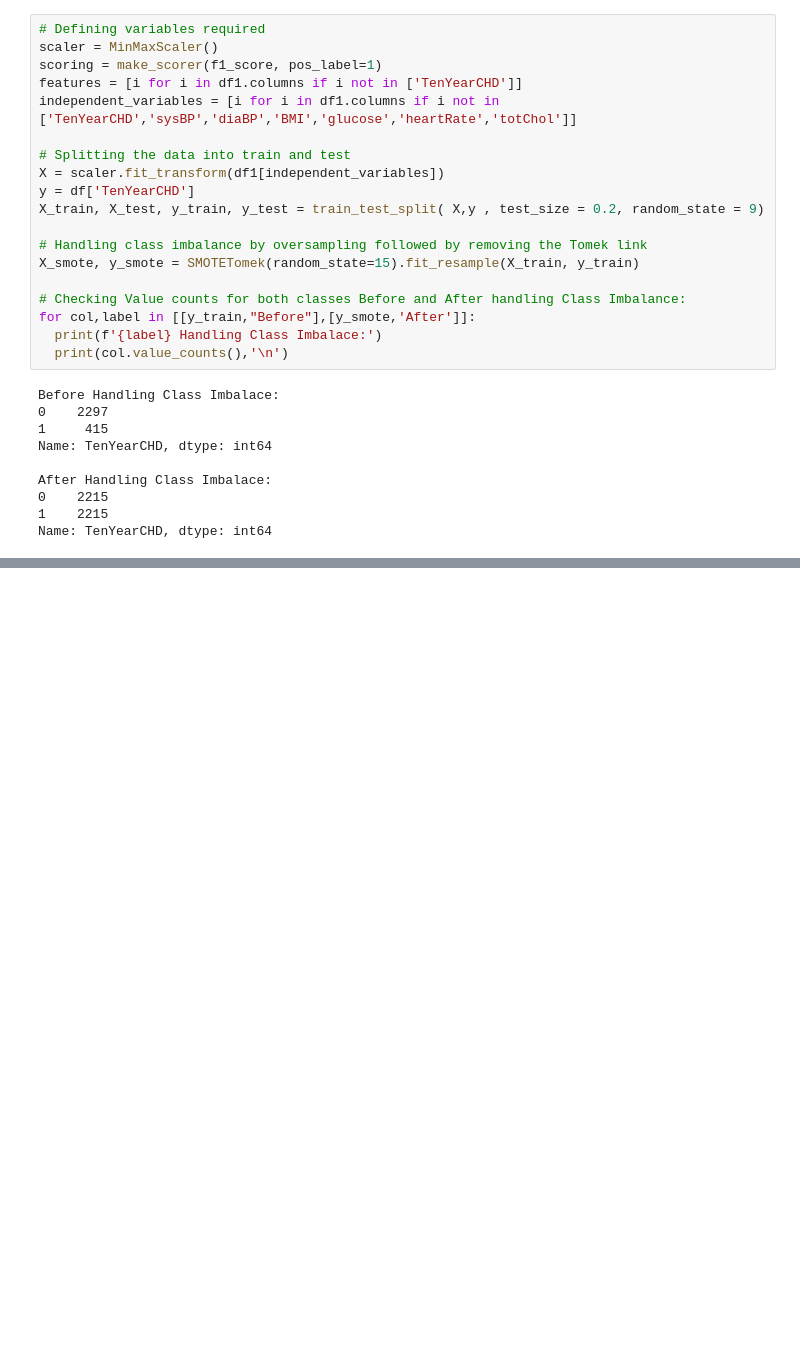
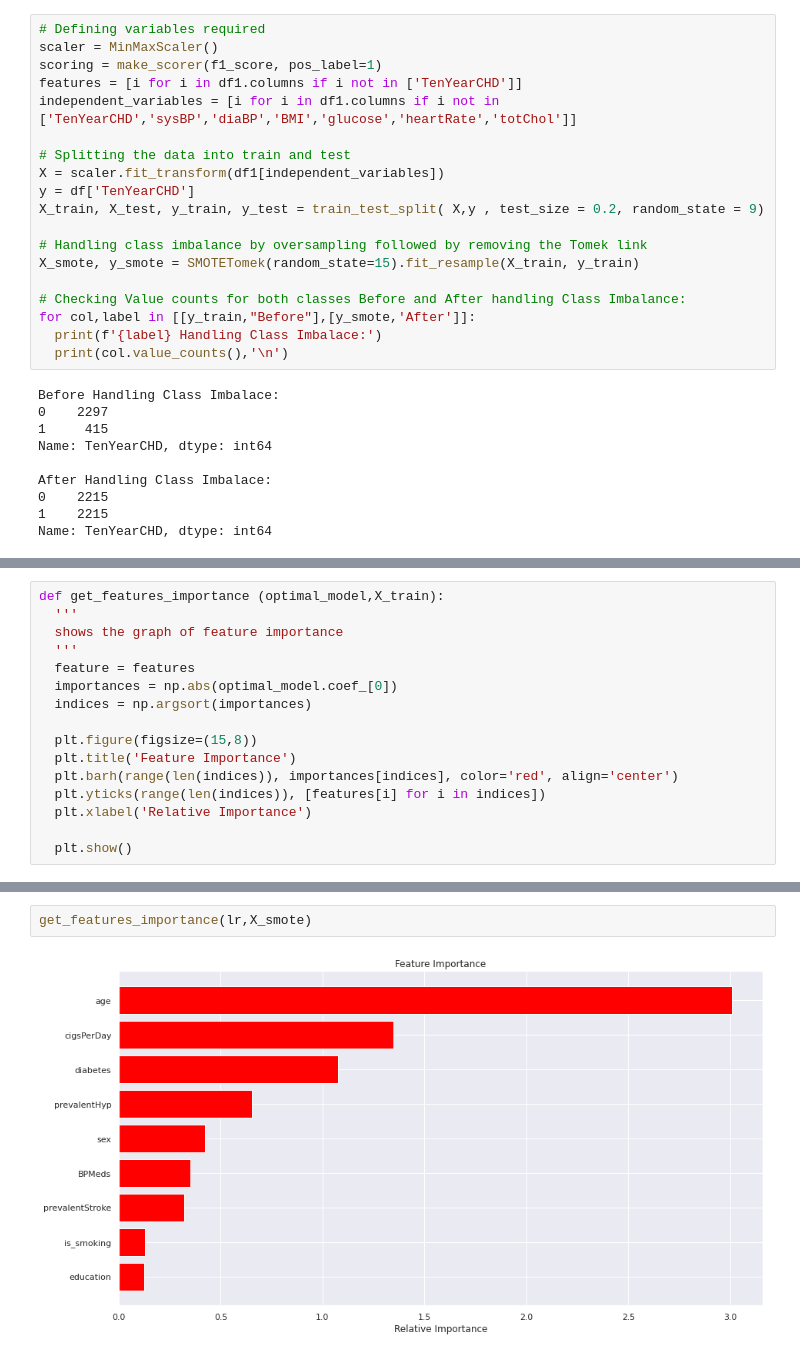
Before and after one commit to FarazAhmad2/Cardiovascular-Risk-Prediction, a Jupyter notebook: Cardiovascular_Risk_Prediction_Capstone_Project.ipynb, the cells around one changed output, grey strips where cells are left out. Saved outputs shown, nothing was run; the diff lists cells and outputs as text; blank space fills up the shorter version.

```diff
--- a/Cardiovascular_Risk_Prediction_Capstone_Project.ipynb
+++ b/Cardiovascular_Risk_Prediction_Capstone_Project.ipynb
@@ -390,0 +432,16 @@ Name: TenYearCHD, dtype: int64
+# %%
+def get_features_importance (optimal_model,X_train):
+  '''
+  shows the graph of feature importance
+  '''
+  feature = features
+  importances = np.abs(optimal_model.coef_[0])
+  indices = np.argsort(importances)
+
+  plt.figure(figsize=(15,8))
+  plt.title('Feature Importance')
+  plt.barh(range(len(indices)), importances[indices], color='red', align='center')
+  plt.yticks(range(len(indices)), [features[i] for i in indices])
+  plt.xlabel('Relative Importance')
+
+  plt.show()
@@ -390,0 +472,4 @@ Name: TenYearCHD, dtype: int64
+# %%
+get_features_importance(lr,X_smote)
+# %% [output]
+[figure, added]
```
Also changed, not shown: parts of 4 cells of this notebook.
